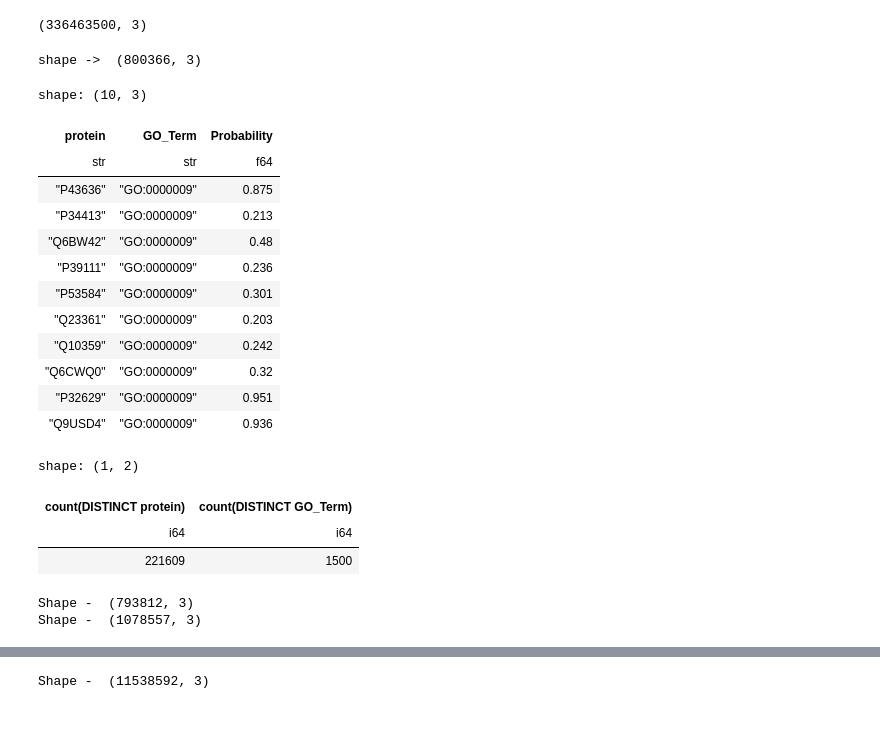
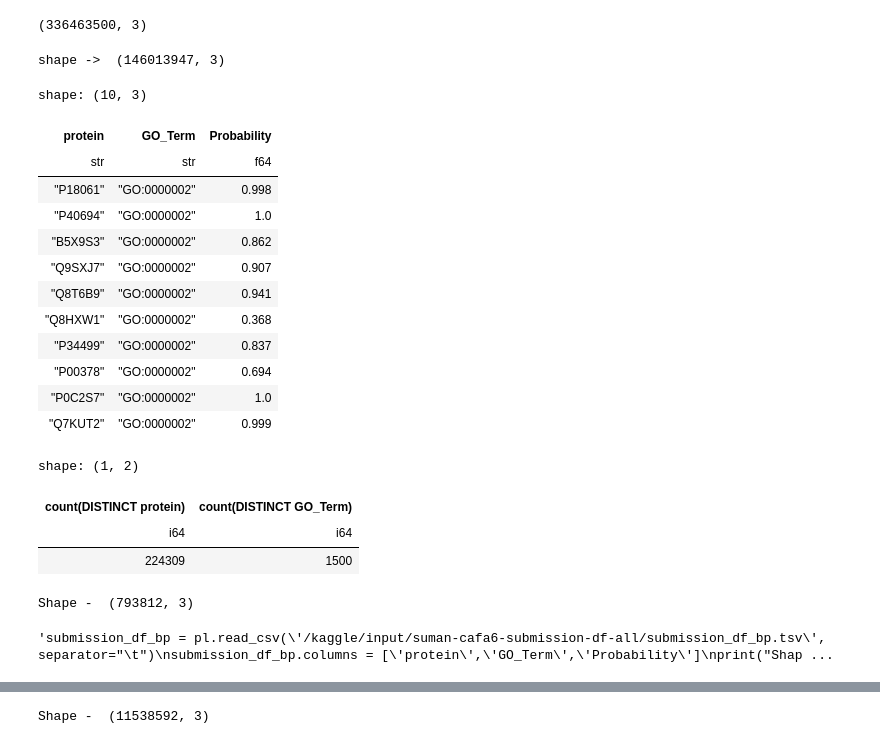
Before and after one commit to sumaniitm/cafa-6-protein-function-prediction-kaggle, a Jupyter notebook: cafa6-baseline-and-feature-engineering.ipynb, the cells around one changed output, grey strips where cells are left out. Saved outputs shown, nothing was run; the diff lists cells and outputs as text; code cells hidden in the pictures.

```diff
--- a/cafa6-baseline-and-feature-engineering.ipynb
+++ b/cafa6-baseline-and-feature-engineering.ipynb
@@ -863,8 +853,8 @@ df_test_features.columns
 submission_embeds = pl.Series(df_test_features.select(pl.col('embedding_arrays'))).to_list()
 # %%
 pos_dict = {}
-for i in range(len(label_cols_mf)):
-    pos_dict[i] = label_cols_mf[i]
+for i in range(len(label_cols_bp)):
+    pos_dict[i] = label_cols_bp[i]
 
 print(pos_dict[0])
 # %% [output]
@@ -943,5 +933,5 @@ I0000 00:00:1769929102.055833    1300 tpu_compilation_cache_interface.cc:541] Af
 # %%
 all_predictions[0]
 # %%
-semi_final_df_mf = pl.DataFrame(all_predictions)
+semi_final_df_bp = pl.DataFrame(all_predictions)
 # %%
@@ -949,7 +939,7 @@ semi_final_df_mf.shape
 # %% [output]
 (224309, 1501)
 # %%
-df_long = semi_final_df_mf.melt(
+df_long = semi_final_df_bp.melt(
     id_vars=["protein"],
     variable_name="GO_Term",
     value_name="Probability"
@@ -967,30 +957,30 @@ df_long.shape
 # %% [output]
 (336463500, 3)
 # %%
-threshold = 0.20000
-submission_df_mf = df_long.filter(pl.col("Probability") > threshold)
-print("shape -> ",submission_df_mf.shape)
-submission_df_mf.head(10)
+threshold = 0.30000
+submission_df_bp = df_long.filter(pl.col("Probability") > threshold)
+print("shape -> ",submission_df_bp.shape)
+submission_df_bp.head(10)
 # %% [output]
-shape ->  (800366, 3)
+shape ->  (146013947, 3)
 shape: (10, 3)
 | protein | GO_Term | Probability |
 | str | str | f64 |
-| "P43636" | "GO:0000009" | 0.875 |
-| "P34413" | "GO:0000009" | 0.213 |
-| "Q6BW42" | "GO:0000009" | 0.48 |
-| "P39111" | "GO:0000009" | 0.236 |
-| "P53584" | "GO:0000009" | 0.301 |
-| "Q23361" | "GO:0000009" | 0.203 |
-| "Q10359" | "GO:0000009" | 0.242 |
-| "Q6CWQ0" | "GO:0000009" | 0.32 |
-| "P32629" | "GO:0000009" | 0.951 |
-| "Q9USD4" | "GO:0000009" | 0.936 |
+| "P18061" | "GO:0000002" | 0.998 |
+| "P40694" | "GO:0000002" | 1.0 |
+| "B5X9S3" | "GO:0000002" | 0.862 |
+| "Q9SXJ7" | "GO:0000002" | 0.907 |
+| "Q8T6B9" | "GO:0000002" | 0.941 |
+| "Q8HXW1" | "GO:0000002" | 0.368 |
+| "P34499" | "GO:0000002" | 0.837 |
+| "P00378" | "GO:0000002" | 0.694 |
+| "P0C2S7" | "GO:0000002" | 1.0 |
+| "Q7KUT2" | "GO:0000002" | 0.999 |
 # %%
-dd.sql("select count(distinct(protein)), count(distinct(GO_Term)) from submission_df_mf").pl()
+dd.sql("select count(distinct(protein)), count(distinct(GO_Term)) from submission_df_bp").pl()
 # %% [output]
 shape: (1, 2)
 | count(DISTINCT protein) | count(DISTINCT GO_Term) |
 | i64 | i64 |
-| 221609 | 1500 |
+| 224309 | 1500 |
 # %%
@@ -1006,12 +996,12 @@ print("Shape - ", submission_df_cc.shape)
 submission_df_mf.columns = ['protein','GO_Term','Probability']
 print("Shape - ", submission_df_mf.shape)"""
 
-submission_df_bp = pl.read_csv('/kaggle/input/suman-cafa6-submission-df-all/submission_df_bp.tsv', separator="\t")
+"""submission_df_bp = pl.read_csv('/kaggle/input/suman-cafa6-submission-df-all/submission_df_bp.tsv', separator="\t")
 submission_df_bp.columns = ['protein','GO_Term','Probability']
-print("Shape - ", submission_df_bp.shape)
+print("Shape - ", submission_df_bp.shape)"""
 # %% [output]
 Shape -  (793812, 3)
-Shape -  (1078557, 3)
+'submission_df_bp = pl.read_csv(\'/kaggle/input/suman-cafa6-submission-df-all/submission_df_bp.tsv\', separator="\t")\nsubmission_df_bp.columns = [\'protein\',\'GO_Term\',\'Probability\']\nprint("Shap ...
 # %%
 submission_df_new = pl.concat([submission_df_mf, submission_df_bp, submission_df_cc])
 submission_df_new.shape
```
Also changed, not shown: parts of 18 cells of this notebook.
